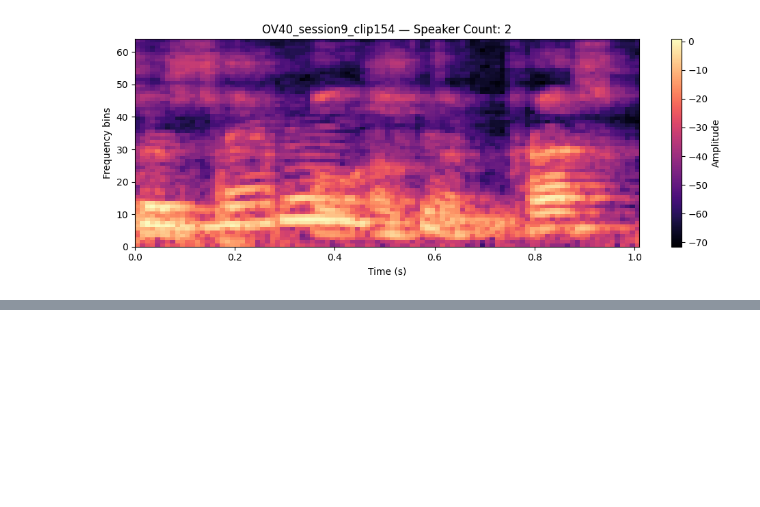
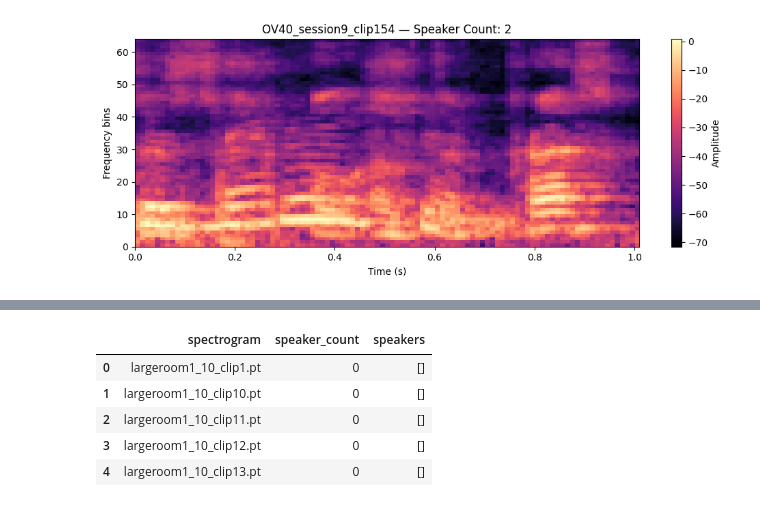
Before and after one commit to connorlyon10/MScProject, a Jupyter notebook: notebooks/DataWrangling.ipynb, the cells around one changed output, grey strips where cells are left out. Drawn from its saved outputs; the diff is of its cells as text; code cells hidden in the pictures; blank space fills up the shorter version.

```diff
--- a/notebooks/0-2_Speaker_Data.ipynb
+++ b/notebooks/DataWrangling.ipynb
@@ -279,0 +320,11 @@ An Artifical Neural Network may be able to learn nuanced differences between the
+# %%
+metadata = Path('data/rirs_noises/real_rirs_isotropic_noises/noise_list')
+
+# Extract paths from metadata file
+wav_pattern = re.compile(r'(RIRS_NOISES/[\w/]+\.wav)')
+
+# Load and parse as text
+with open(metadata, 'r') as f: content = f.read()
+
+# pull .wavs
+wav_files = [f"data/{match}" for match in wav_pattern.findall(content)]; print(wav_files)
@@ -279,0 +333,71 @@ An Artifical Neural Network may be able to learn nuanced differences between the
+# %%
+# Convert a list [] of wav files into clips, one by one. Utilises a helper from part 1.
+def wavs_to_clips_from_list(wav_list, out_dir):
+
+    out_dir = Path(out_dir)
+    out_dir.mkdir(parents=True, exist_ok=True)
+
+
+    for raw_path in wav_list:
+        raw_path = Path(raw_path)
+
+        # Formatting for file names
+        speaker = raw_path.parents[2].name
+        session_folder = raw_path.parents[1].name
+        m = re.search(r"(session\d+)", session_folder)
+        session = m.group(1) if m else session_folder
+
+
+        # Split raw_path into 1s clips
+        clips = split_wav_into_clips(raw_path, clip_dur=1.0, sr=16000)
+
+
+        # Parse good files only
+        base = raw_path.stem
+        m = re.match(r"RVB2014_type\d+_noise_(\w+)_(\d+)", base)
+        if not m:
+            print(f"Skipping unexpected filename: {base}")      # skip bad files (broken or not good for training)
+            continue
+        room, sample_num = m.groups()
+
+
+        for idx, clip in enumerate(clips, start=1):
+            fname = f"{room}_{sample_num}_clip{idx}.wav"
+            sf.write(out_dir / fname, clip, 16000)
+
+
+# Run
+#wavs_to_clips_from_list(wav_files, out_dir="data/clips_rir")
+
+
+# Convert new clips to specs
+specs_dir = "data/specs_rir"
+#clips_to_specs(clips_dir="data/clips_rir", specs_dir=specs_dir)
+
+
+# List all spectrogram files
+specs_dir = Path(specs_dir)
+spec_files = sorted(specs_dir.glob("*.pt"))
+
+
+records = [
+    {
+        "spectrogram": path.name,       # Just the filename, e.g. 'largeroom1_9_clip1.pt'
+        "speaker_count": 0,             # All clips are noise, so count is 0
+        "speakers": []                  # No speakers present
+    }
+    for path in spec_files
+]
+df_noise = pd.DataFrame(records)
+
+
+# Save to CSV
+df_noise.to_csv("data/labels/noise.csv", index=False)
+df_noise.head()
+# %% [output]
+|  | spectrogram | speaker_count | speakers |
+| 0 | largeroom1_10_clip1.pt | 0 | [] |
+| 1 | largeroom1_10_clip10.pt | 0 | [] |
+| 2 | largeroom1_10_clip11.pt | 0 | [] |
+| 3 | largeroom1_10_clip12.pt | 0 | [] |
+| 4 | largeroom1_10_clip13.pt | 0 | [] |
```
Also changed, not shown: parts of 49 cells of this notebook, 3 other files.
